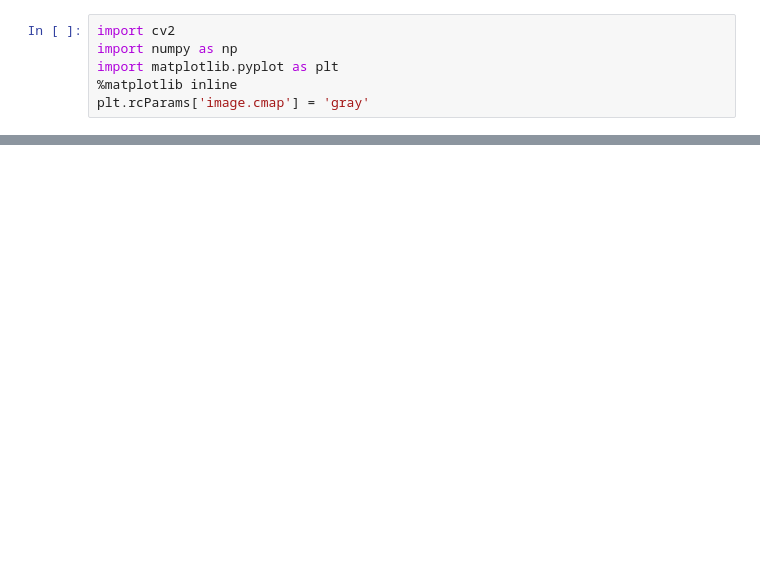
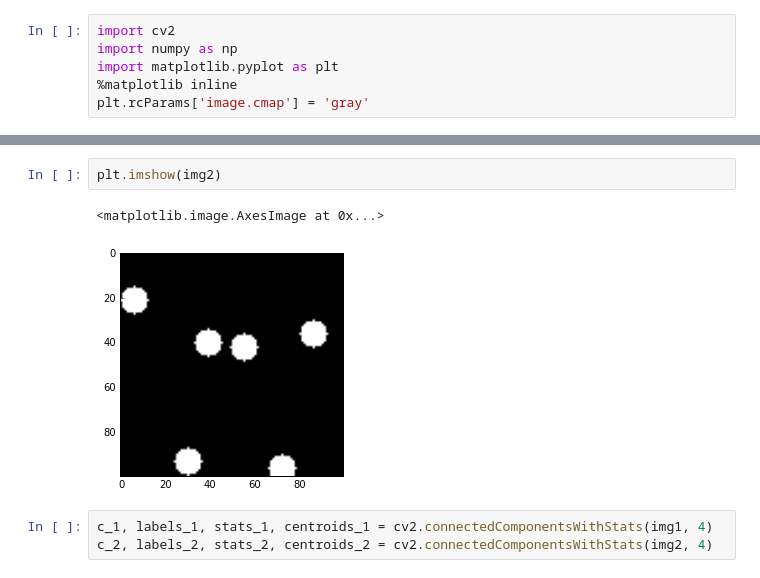
Before and after one commit to AnkurAgarwal1989/OcclusionGridMapping, a Jupyter notebook: CV.ipynb, the cells around one changed output, grey strips where cells are left out. Cells and saved outputs as stored; diff of their text form; blank space fills up the shorter version.

```diff
--- a/CV.ipynb
+++ b/CV.ipynb
@@ -141,0 +15,8 @@ array([[ 3.,  3.,  3.],
+# %%
+plt.imshow(img2)
+# %% [output]
+<matplotlib.image.AxesImage at 0x...>
+[figure, added]
+# %%
+c_1, labels_1, stats_1, centroids_1 = cv2.connectedComponentsWithStats(img1, 4)
+c_2, labels_2, stats_2, centroids_2 = cv2.connectedComponentsWithStats(img2, 4)
```
Also changed, not shown: parts of 48 cells of this notebook, 3 other files.
